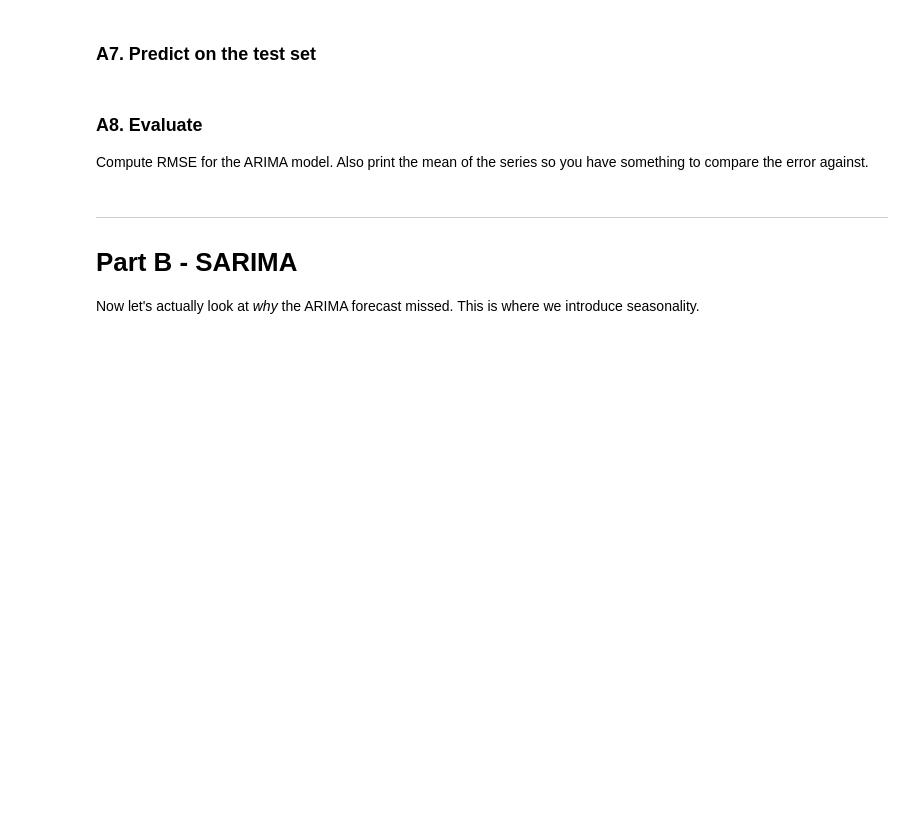
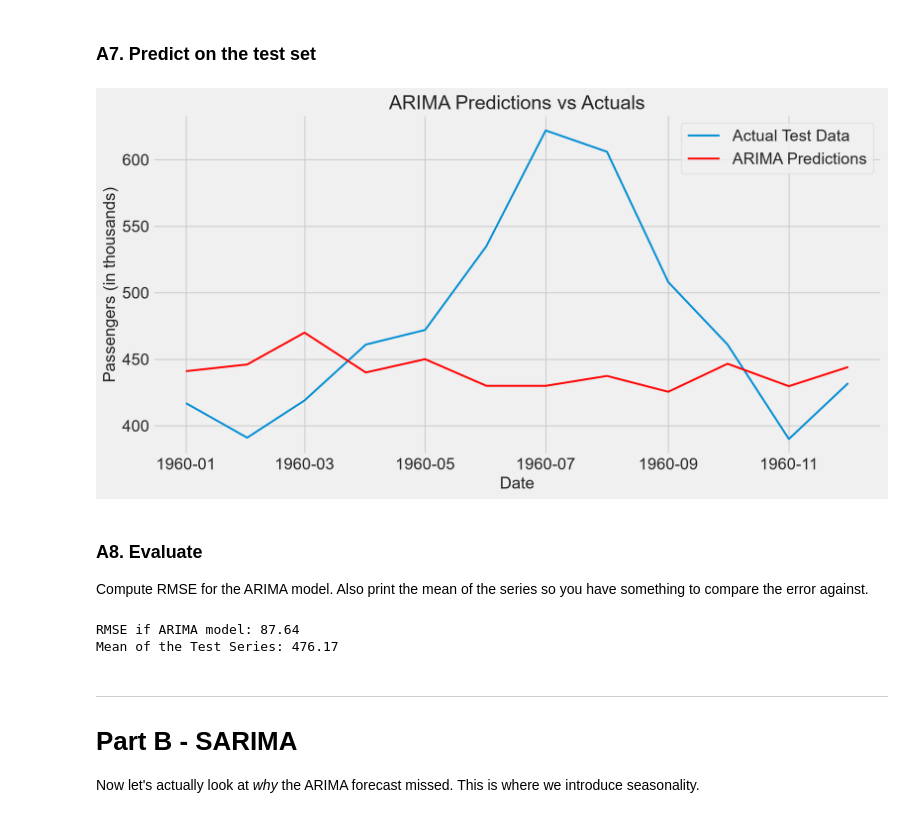
Before and after one commit to Qaem-7/labs_projects, a Jupyter notebook: Labs/8. Time Series/8.3 ARIMA/Exercise/ARIMA_SARIMAX_Lab.ipynb, the cells around one changed output. Drawn from its saved outputs; the diff is of its cells as text; code cells hidden in the pictures; blank space fills up the shorter version.

Commit message:
arima/sarima

```diff
--- a/Labs/8. Time Series/8.3 ARIMA/Exercise/ARIMA_SARIMAX_Lab.ipynb
+++ b/Labs/8. Time Series/8.3 ARIMA/Exercise/ARIMA_SARIMAX_Lab.ipynb
@@ -205,3 +248,6 @@ Now check your manual guess against `auto_arima`. Keep `seasonal=False` as we ar
 Hold out the last 12 months as your test set.
 # %%
 # Split into df_train (all but last 12 rows) and df_test (last 12 rows)
+df_train = df.iloc[:-12]
+df_test = df.iloc[-12:]
+df_train.shape , df_test.shape
@@ -211,3 +259,6 @@ Hold out the last 12 months as your test set.
 Use the (p,d,q) order from A4.
 # %%
 # Fit ARIMA(p,d,q) on the training set
+ar_model = ARIMA(df_train['thousands_of_passengers'],order=(4, 1, 3))
+ar_results = ar_model.fit()
+ar_results.summary()
@@ -215,14 +290,32 @@ Use the (p,d,q) order from A4.
 ### A7. Predict on the test set
 # %%
 # Predict over the test period
+ar_pred = ar_results.forecast(steps = len(df_test))
+ar_pred.index = df_test.index
 # %%
 # Plot the test data vs predictions
+plt.figure(figsize=(12, 6))
+plt.plot(df_test.index, df_test['thousands_of_passengers'], label='Actual Test Data', linewidth=2)
+plt.plot(df_test.index, ar_pred, color='red', label='ARIMA Predictions', linewidth=2)
+plt.title('ARIMA Predictions vs Actuals')
+plt.xlabel('Date')
+plt.ylabel('Passengers (in thousands)')
+plt.legend()
+plt.show()
+# %% [output]
+[figure, added]
 # %% [markdown]
 ### A8. Evaluate
 
 Compute RMSE for the ARIMA model. Also print the mean of the series so you have something to compare the error against.
 # %%
 # Compute RMSE
+ar_rmse = rmse(df_test['thousands_of_passengers'], ar_pred)
+print(f"RMSE if ARIMA model: {ar_rmse:.2f}")
+print(f"Mean of the Test Series: {df_test['thousands_of_passengers'].mean():.2f}")
+# %% [output]
+RMSE if ARIMA model: 87.64
+Mean of the Test Series: 476.17
 # %% [markdown]
 ---
 # Part B - SARIMA
```
Also changed, not shown: parts of 15 cells of this notebook.
